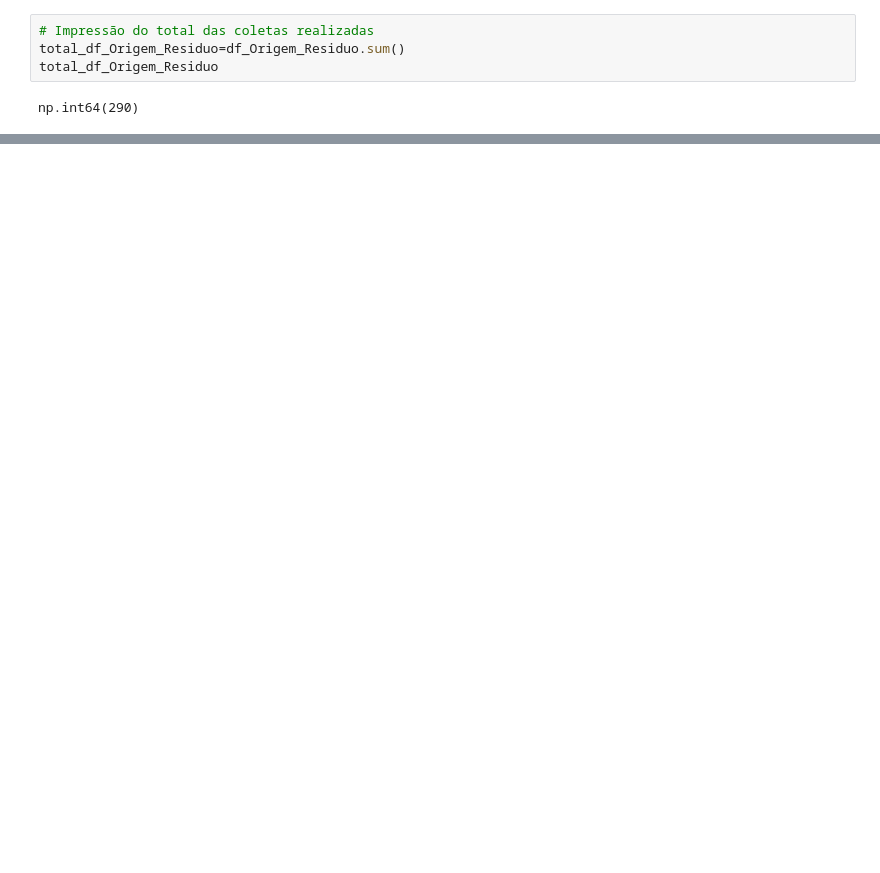
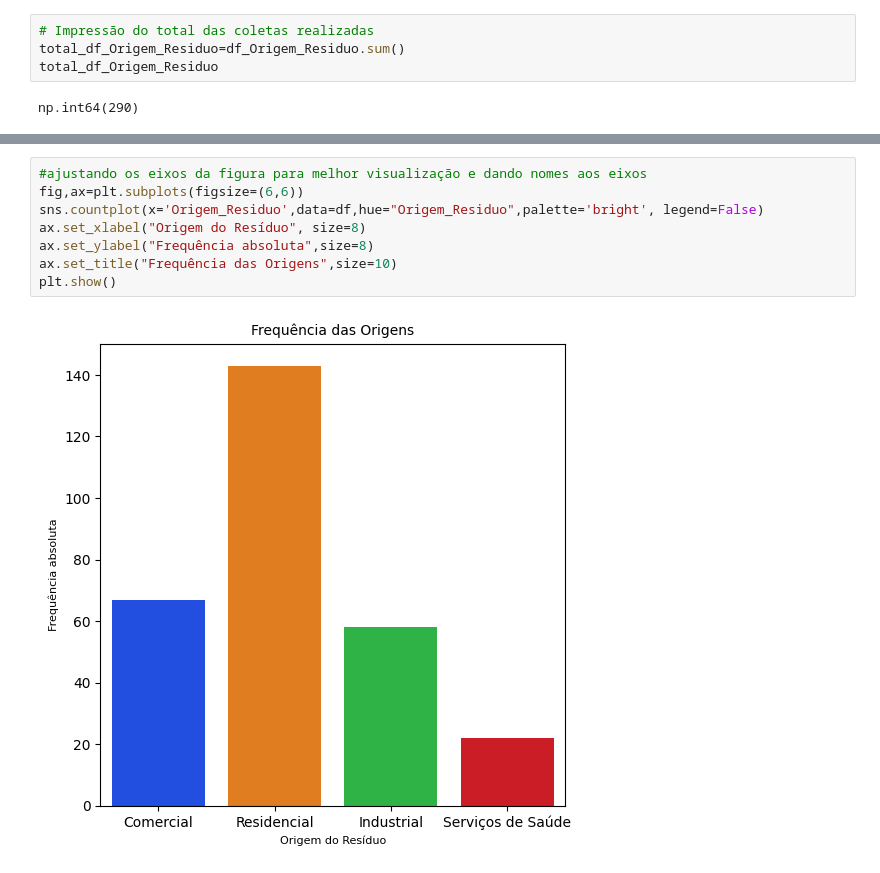
Before and after one commit to gobstech/Solid_Waste_Data_Analysis_Study, a Jupyter notebook: src/quali_var1.ipynb, the cells around one changed output, grey strips where cells are left out. Saved outputs shown, nothing was run; the diff lists cells and outputs as text; blank space fills up the shorter version.

```diff
--- a/src/quali_var1.ipynb
+++ b/src/quali_var1.ipynb
@@ -164,0 +98,10 @@ tabela_Origem_Residuo
+# %%
+#ajustando os eixos da figura para melhor visualização e dando nomes aos eixos
+fig,ax=plt.subplots(figsize=(6,6))
+sns.countplot(x='Origem_Residuo',data=df,hue="Origem_Residuo",palette='bright', legend=False)
+ax.set_xlabel("Origem do Resíduo", size=8)
+ax.set_ylabel("Frequência absoluta",size=8)
+ax.set_title("Frequência das Origens",size=10)
+plt.show()
+# %% [output]
+[figure, added]
```
Also changed, not shown: parts of 15 cells of this notebook.
